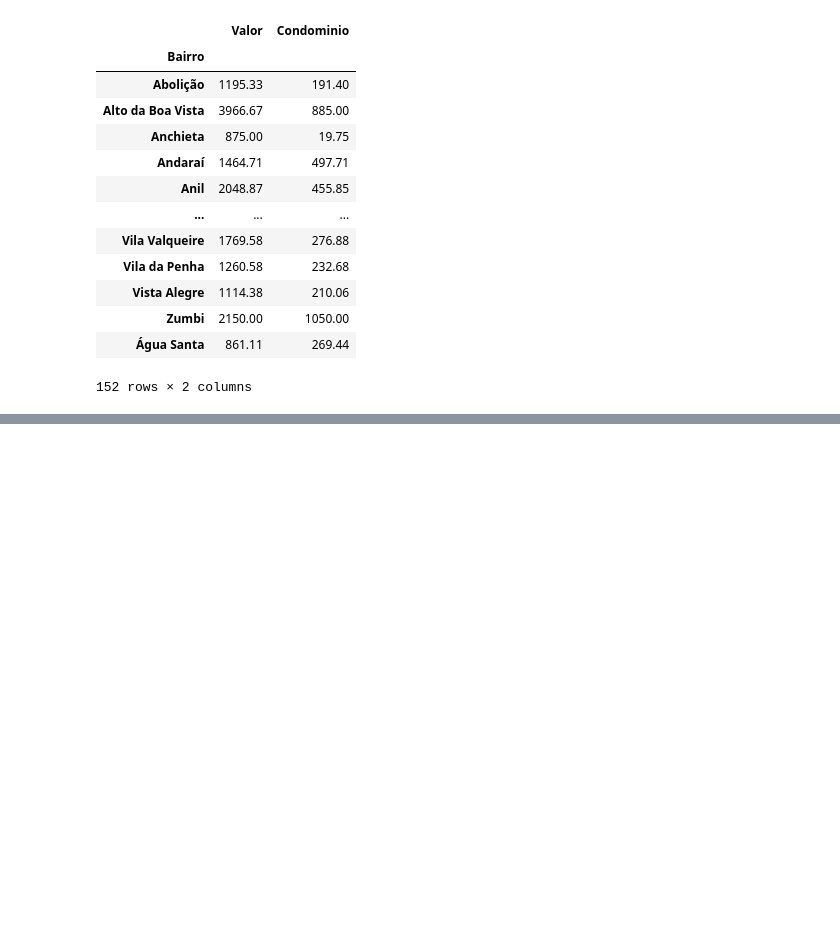
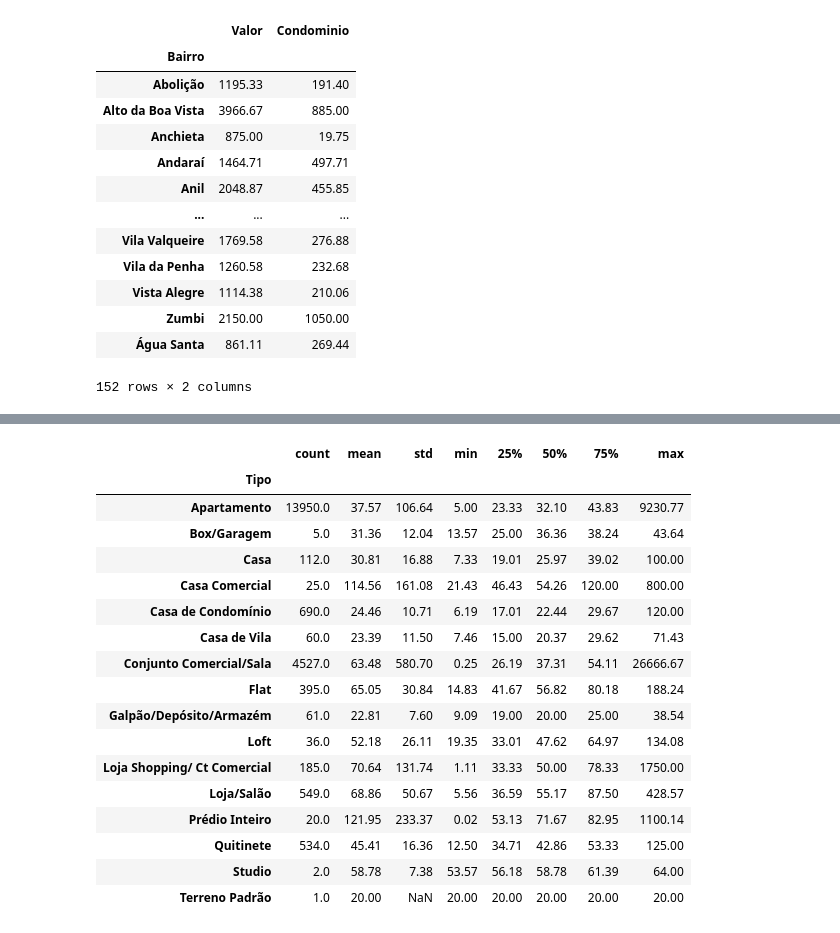
Before and after one commit to carolineferraz/Cursos-Python-Alura, a Jupyter notebook: 03-Pandas/06_Criando_Agrupamentos.ipynb, the cells around one changed output, grey strips where cells are left out. Cells and saved outputs as stored; diff of their text form; code cells hidden in the pictures; blank space fills up the shorter version.

```diff
--- a/03-Pandas/06_Criando_Agrupamentos.ipynb
+++ b/03-Pandas/06_Criando_Agrupamentos.ipynb
@@ -128,0 +192,2 @@ grupo_bairro[['Valor', 'Condominio']].mean().round(2)
+# %%
+dados_imoveis = pd.read_csv('dados/aluguel.csv', sep=';')
@@ -128,0 +233,2 @@ grupo_bairro[['Valor', 'Condominio']].mean().round(2)
+# %%
+dados_imoveis['Valor m2'] = (dados_imoveis['Valor'] / dados_imoveis['Area']).round(2)
@@ -128,0 +262,2 @@ grupo_bairro[['Valor', 'Condominio']].mean().round(2)
+# %%
+dados_imoveis.dropna(inplace=True)
@@ -128,0 +284,2 @@ grupo_bairro[['Valor', 'Condominio']].mean().round(2)
+# %%
+grupo_tipo_imoveis = dados_imoveis.groupby('Tipo')
@@ -128,0 +311,21 @@ grupo_bairro[['Valor', 'Condominio']].mean().round(2)
+# %%
+grupo_tipo_imoveis['Valor m2'].describe().round(2)
+# %% [output]
+|  | count | mean | std | min | 25% | 50% | 75% | max |
+| Tipo |  |  |  |  |  |  |  |  |
+| Apartamento | 13950.0 | 37.57 | 106.64 | 5.00 | 23.33 | 32.10 | 43.83 | 9230.77 |
+| Box/Garagem | 5.0 | 31.36 | 12.04 | 13.57 | 25.00 | 36.36 | 38.24 | 43.64 |
+| Casa | 112.0 | 30.81 | 16.88 | 7.33 | 19.01 | 25.97 | 39.02 | 100.00 |
+| Casa Comercial | 25.0 | 114.56 | 161.08 | 21.43 | 46.43 | 54.26 | 120.00 | 800.00 |
+| Casa de Condomínio | 690.0 | 24.46 | 10.71 | 6.19 | 17.01 | 22.44 | 29.67 | 120.00 |
+| Casa de Vila | 60.0 | 23.39 | 11.50 | 7.46 | 15.00 | 20.37 | 29.62 | 71.43 |
+| Conjunto Comercial/Sala | 4527.0 | 63.48 | 580.70 | 0.25 | 26.19 | 37.31 | 54.11 | 26666.67 |
+| Flat | 395.0 | 65.05 | 30.84 | 14.83 | 41.67 | 56.82 | 80.18 | 188.24 |
+| Galpão/Depósito/Armazém | 61.0 | 22.81 | 7.60 | 9.09 | 19.00 | 20.00 | 25.00 | 38.54 |
+| Loft | 36.0 | 52.18 | 26.11 | 19.35 | 33.01 | 47.62 | 64.97 | 134.08 |
+| Loja Shopping/ Ct Comercial | 185.0 | 70.64 | 131.74 | 1.11 | 33.33 | 50.00 | 78.33 | 1750.00 |
+| Loja/Salão | 549.0 | 68.86 | 50.67 | 5.56 | 36.59 | 55.17 | 87.50 | 428.57 |
+| Prédio Inteiro | 20.0 | 121.95 | 233.37 | 0.02 | 53.13 | 71.67 | 82.95 | 1100.14 |
+| Quitinete | 534.0 | 45.41 | 16.36 | 12.50 | 34.71 | 42.86 | 53.33 | 125.00 |
+| Studio | 2.0 | 58.78 | 7.38 | 53.57 | 56.18 | 58.78 | 61.39 | 64.00 |
+| Terreno Padrão | 1.0 | 20.00 | NaN | 20.00 | 20.00 | 20.00 | 20.00 | 20.00 |
```
Also changed, not shown: parts of 21 cells of this notebook.
